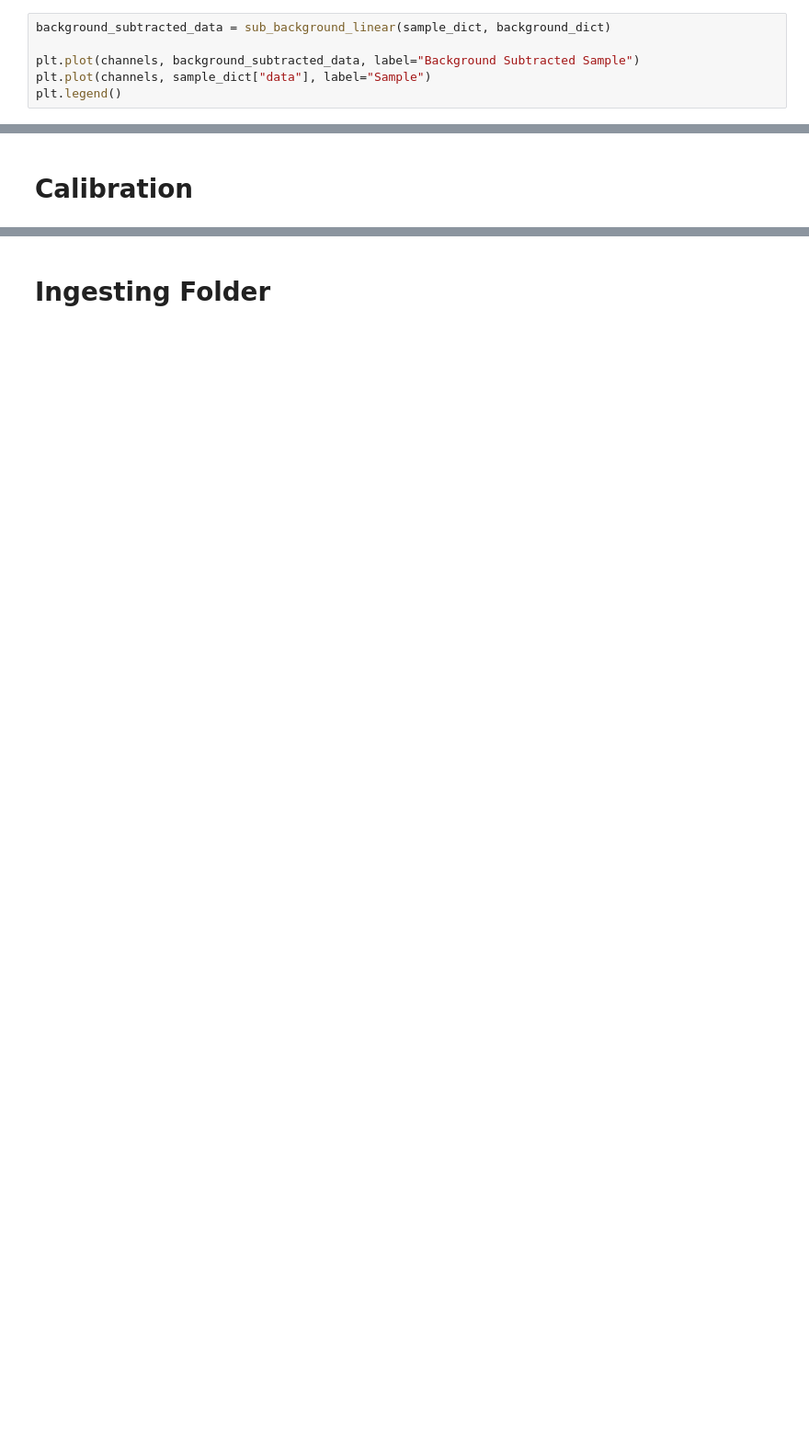
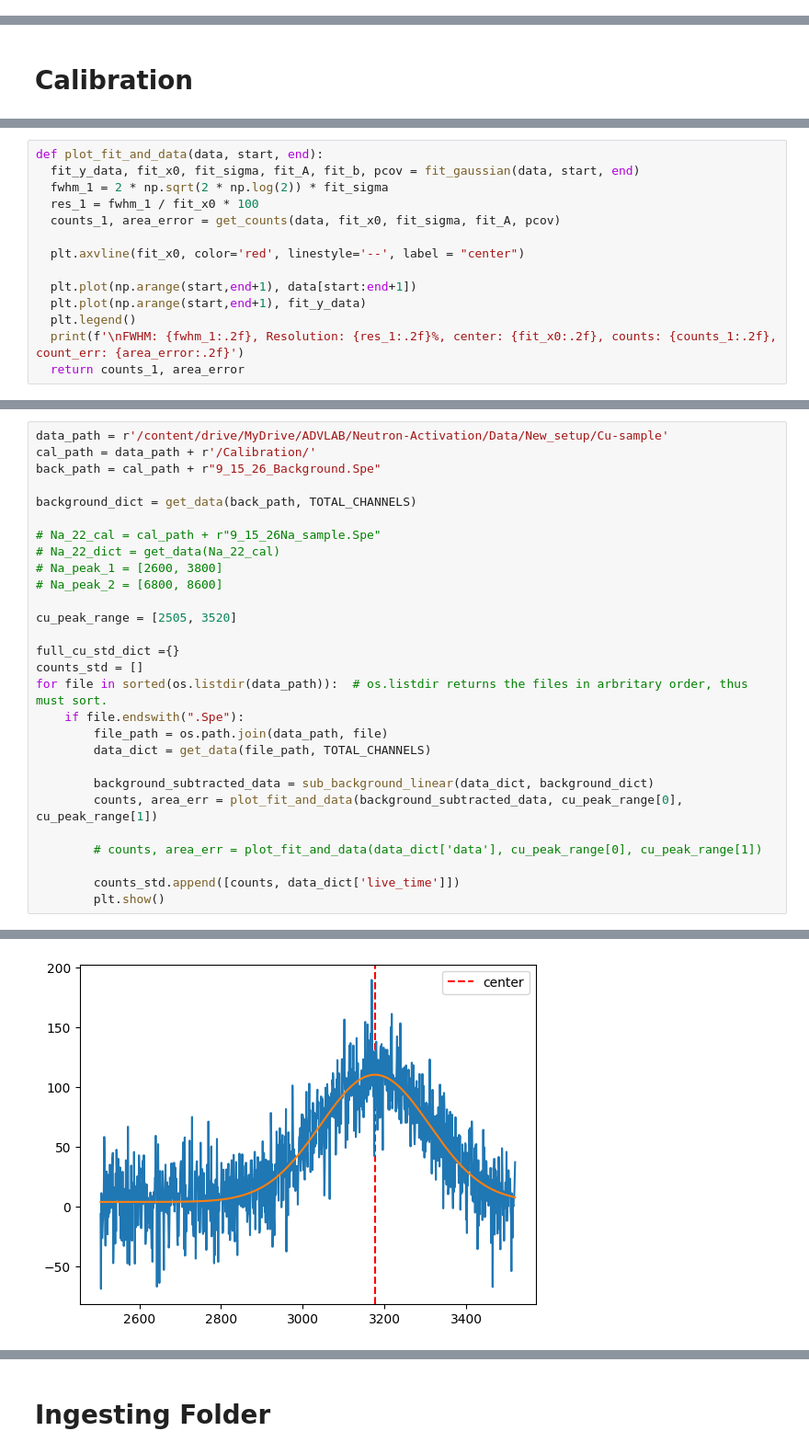
Before and after one commit to jasonrmay/ADV-Lab, a Jupyter notebook: nuetron-activation/analysis.ipynb, the cells around one changed output, grey strips where cells are left out. Shown at 92% size. Cells and saved outputs as stored; diff of their text form; blank space fills up the shorter version.

```diff
--- a/nuetron-activation/analysis.ipynb
+++ b/nuetron-activation/analysis.ipynb
@@ -106,9 +63,3 @@ def sub_background_linear(sample_dict, background_dict):
     subtracted_data = sample_data - scaled_background
 
     return subtracted_data
-# %%
-background_subtracted_data = sub_background_linear(sample_dict, background_dict)
-
-plt.plot(channels, background_subtracted_data, label="Background Subtracted Sample")
-plt.plot(channels, sample_dict["data"], label="Sample")
-plt.legend()
@@ -337,0 +149,14 @@ counts_2 = get_counts(fit_sigma_2, fit_A_2)
+# %%
+def plot_fit_and_data(data, start, end):
+  fit_y_data, fit_x0, fit_sigma, fit_A, fit_b, pcov = fit_gaussian(data, start, end)
+  fwhm_1 = 2 * np.sqrt(2 * np.log(2)) * fit_sigma
+  res_1 = fwhm_1 / fit_x0 * 100
+  counts_1, area_error = get_counts(data, fit_x0, fit_sigma, fit_A, pcov)
+
+  plt.axvline(fit_x0, color='red', linestyle='--', label = "center")
+
+  plt.plot(np.arange(start,end+1), data[start:end+1])
+  plt.plot(np.arange(start,end+1), fit_y_data)
+  plt.legend()
+  print(f'\nFWHM: {fwhm_1:.2f}, Resolution: {res_1:.2f}%, center: {fit_x0:.2f}, counts: {counts_1:.2f}, count_err: {area_error:.2f}')
+  return counts_1, area_error
@@ -337,0 +183,29 @@ counts_2 = get_counts(fit_sigma_2, fit_A_2)
+# %%
+data_path = r'/content/drive/MyDrive/ADVLAB/Neutron-Activation/Data/New_setup/Cu-sample'
+cal_path = data_path + r'/Calibration/'
+back_path = cal_path + r"9_15_26_Background.Spe"
+
+background_dict = get_data(back_path, TOTAL_CHANNELS)
+
+# Na_22_cal = cal_path + r"9_15_26Na_sample.Spe"
+# Na_22_dict = get_data(Na_22_cal)
+# Na_peak_1 = [2600, 3800]
+# Na_peak_2 = [6800, 8600]
+
+cu_peak_range = [2505, 3520]
+
+full_cu_std_dict ={}
+counts_std = []
+for file in sorted(os.listdir(data_path)):  # os.listdir returns the files in arbritary order, thus must sort.
+    if file.endswith(".Spe"):
+        file_path = os.path.join(data_path, file)
+        data_dict = get_data(file_path, TOTAL_CHANNELS)
+
+        background_subtracted_data = sub_background_linear(data_dict, background_dict)
+        counts, area_err = plot_fit_and_data(background_subtracted_data, cu_peak_range[0], cu_peak_range[1])
+
+        # counts, area_err = plot_fit_and_data(data_dict['data'], cu_peak_range[0], cu_peak_range[1])
+
+        counts_std.append([counts, data_dict['live_time']])
+        plt.show()
+# %% [output]
@@ -337,0 +213 @@ counts_2 = get_counts(fit_sigma_2, fit_A_2)
+[figure, added]
```
Also changed, not shown: parts of 47 cells of this notebook.
